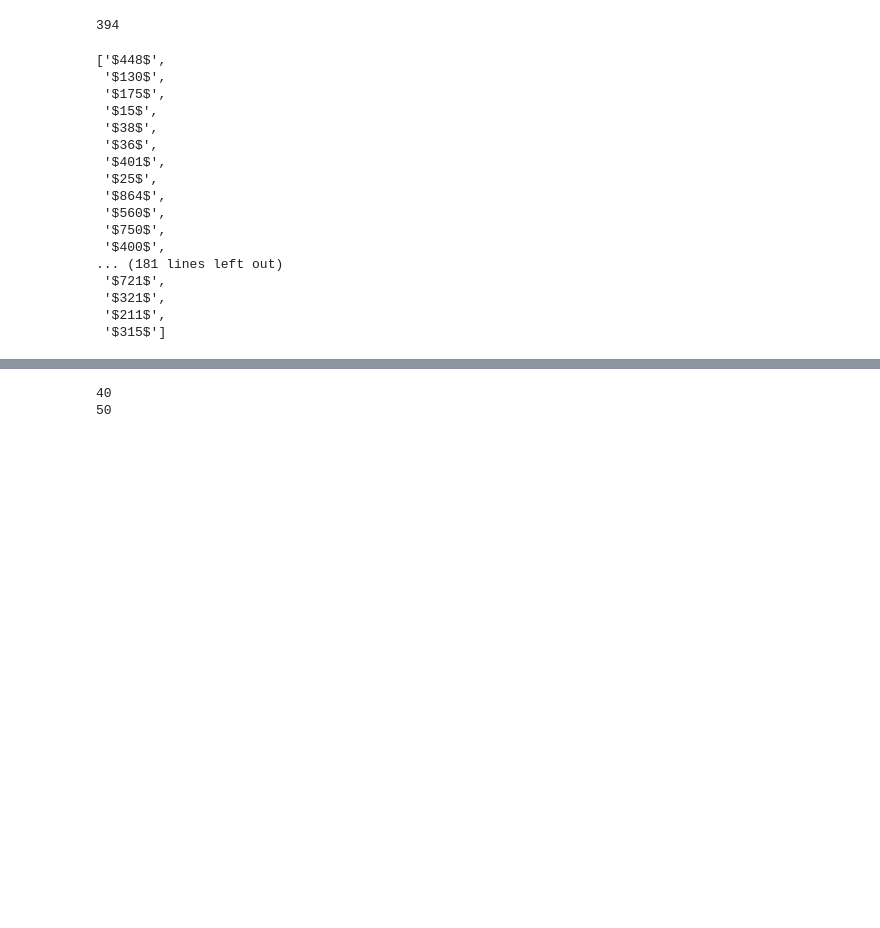
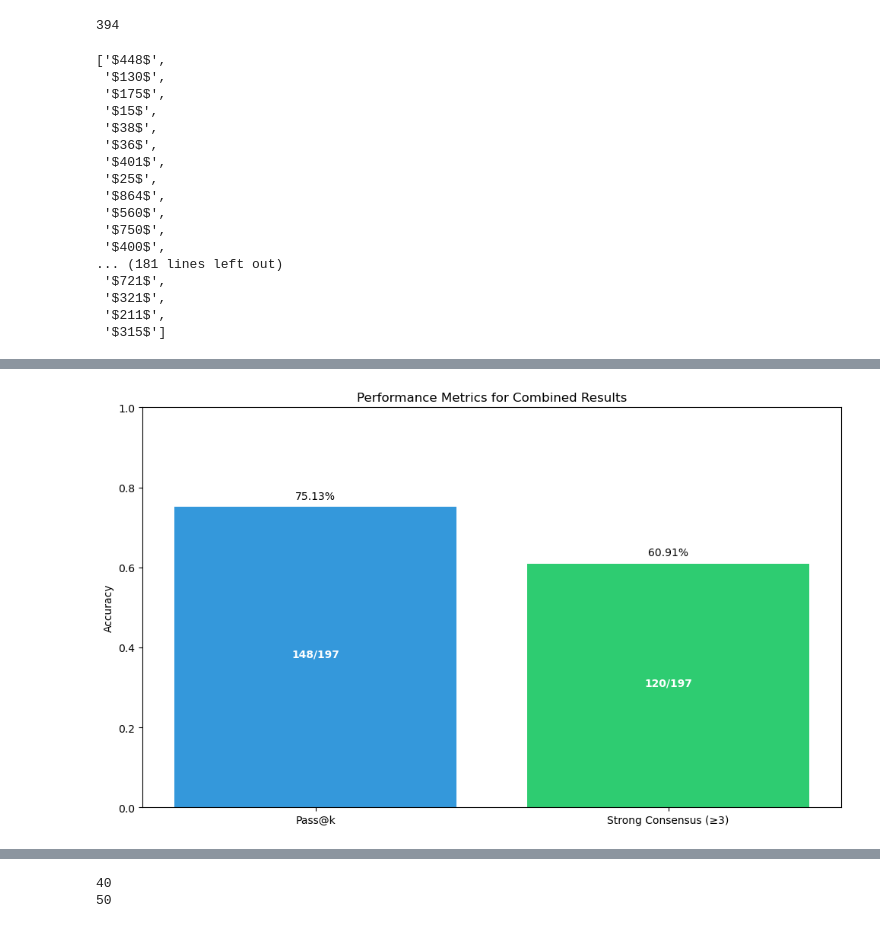
Before and after one commit to adityatadimeti/reasoning-distillation, a Jupyter notebook: notebooks/harp-analysis.ipynb, the cells around one changed output, grey strips where cells are left out. Cells and saved outputs as stored; diff of their text form; code cells hidden in the pictures; blank space fills up the shorter version.

Commit message:
harp analysis

```diff
--- a/notebooks/harp-analysis.ipynb
+++ b/notebooks/harp-analysis.ipynb
@@ -30,7 +30,7 @@ l6['answer'].tolist()
  '$211$',
  '$315$']
 # %%
-completed = json.load(open("/Users/justinshen/Documents/Code/cocolab/reasoning-distillation/results/harp_deepseek_qwen_14b_summ_base_sum_4iter_l6/harp_deepseek_qwen_14b_summ_base_sum_4iter_l6_20250505_004152/metrics.json"))
+completed = json.load(open("/sailhome/jshen3/research_projects/reasoning-distillation/results/harp_deepseek_qwen_14b_pass_l6/harp_deepseek_qwen_14b_pass_l6_20250507_065058/metrics.json"))
 completed_ids = set(completed['problems'].keys())
 error_ids = set(['H6-064', 'H6-038', 'H6-129', 'H6-144', 'H6-146', 'H6-132', 'H6-141', 'H6-153', 'H6-140'])
 total_ids = set(l6['id'].tolist())
@@ -145,0 +177,80 @@ set(list(problem_ids_set) + list(problem_ids_set2))
+# %%
+import json
+import pandas as pd
+import matplotlib.pyplot as plt
+
+# Load the combined results file
+combined_file_path = "/sailhome/jshen3/research_projects/reasoning-distillation/results/combined_harp_results.json"  # Update this path as needed
+
+with open(combined_file_path, 'r') as f:
+    combined_data = json.load(f)
+
+# Extract all problems
+problems = combined_data.get("results", [])
+total_problems = len(problems)
+
+# Calculate pass@k accuracy (unchanged)
+pass_at_k_correct = sum(1 for problem in problems if problem.get("pass_at_k", False))
+pass_at_k_accuracy = pass_at_k_correct / total_problems if total_problems > 0 else 0
+
+# Calculate consensus accuracy - new definition: consensus_count >= 3
+strong_consensus_correct = sum(1 for problem in problems if problem.get("consensus_count", 0) >= 3)
+strong_consensus_accuracy = strong_consensus_correct / total_problems if total_problems > 0 else 0
+
+# Calculate total solutions
+total_solutions = sum(len(problem.get("solutions", [])) for problem in problems)
+
+# Print the metrics
+print(f"Total problems: {total_problems}")
+print(f"Total solutions: {total_solutions}")
+print(f"Pass@k accuracy: {pass_at_k_correct}/{total_problems} = {pass_at_k_accuracy:.2%}")
+print(f"Strong consensus (count ≥ 3): {strong_consensus_correct}/{total_problems} = {strong_consensus_accuracy:.2%}")
+
+# Create a visualization of the metrics
+metrics = {
+    'Metric': ['Pass@k', 'Strong Consensus (≥3)'],
+    'Accuracy': [pass_at_k_accuracy, strong_consensus_accuracy],
+    'Count': [f"{pass_at_k_correct}/{total_problems}", f"{strong_consensus_correct}/{total_problems}"]
+}
+
+df = pd.DataFrame(metrics)
+
+# Plot bar chart
+plt.figure(figsize=(10, 6))
+bar = plt.bar(df['Metric'], df['Accuracy'], color=['#3498db', '#2ecc71'])
+plt.ylabel('Accuracy')
+plt.title('Performance Metrics for Combined Results')
+plt.ylim(0, 1.0)
+
+# Add value labels on top of bars
+for i, v in enumerate(df['Accuracy']):
+    plt.text(i, v + 0.02, f"{v:.2%}", ha='center')
+    plt.text(i, v/2, df['Count'][i], ha='center', color='white', fontweight='bold')
+
+plt.tight_layout()
+plt.show()
+
+# Optional: Additional analysis - distribution of number of correct solutions per problem
+correct_solutions_counts = [problem.get("num_correct", 0) for problem in problems]
+max_correct = max(correct_solutions_counts) if correct_solutions_counts else 0
+
+plt.figure(figsize=(10, 6))
+plt.hist(correct_solutions_counts, bins=range(max_correct+2), align='left', rwidth=0.8)
+plt.xticks(range(max_correct+1))
+plt.xlabel('Number of Correct Solutions')
+plt.ylabel('Number of Problems')
+plt.title('Distribution of Correct Solutions per Problem')
+plt.tight_layout()
+plt.show()
+
+# Additional analysis: Distribution of consensus counts
+consensus_counts = [problem.get("consensus_count", 0) for problem in problems]
+plt.figure(figsize=(10, 6))
+plt.hist(consensus_counts, bins=range(max(consensus_counts)+2), align='left', rwidth=0.8)
+plt.xticks(range(max(consensus_counts)+1))
+plt.xlabel('Consensus Count (Number of Solutions Agreeing)')
+plt.ylabel('Number of Problems')
+plt.title('Distribution of Consensus Counts')
+plt.tight_layout()
+plt.show()
+# %% [output]
@@ -145,0 +261 @@ set(list(problem_ids_set) + list(problem_ids_set2))
+[figure, added]
```
Also changed, not shown: parts of 5 cells of this notebook.
